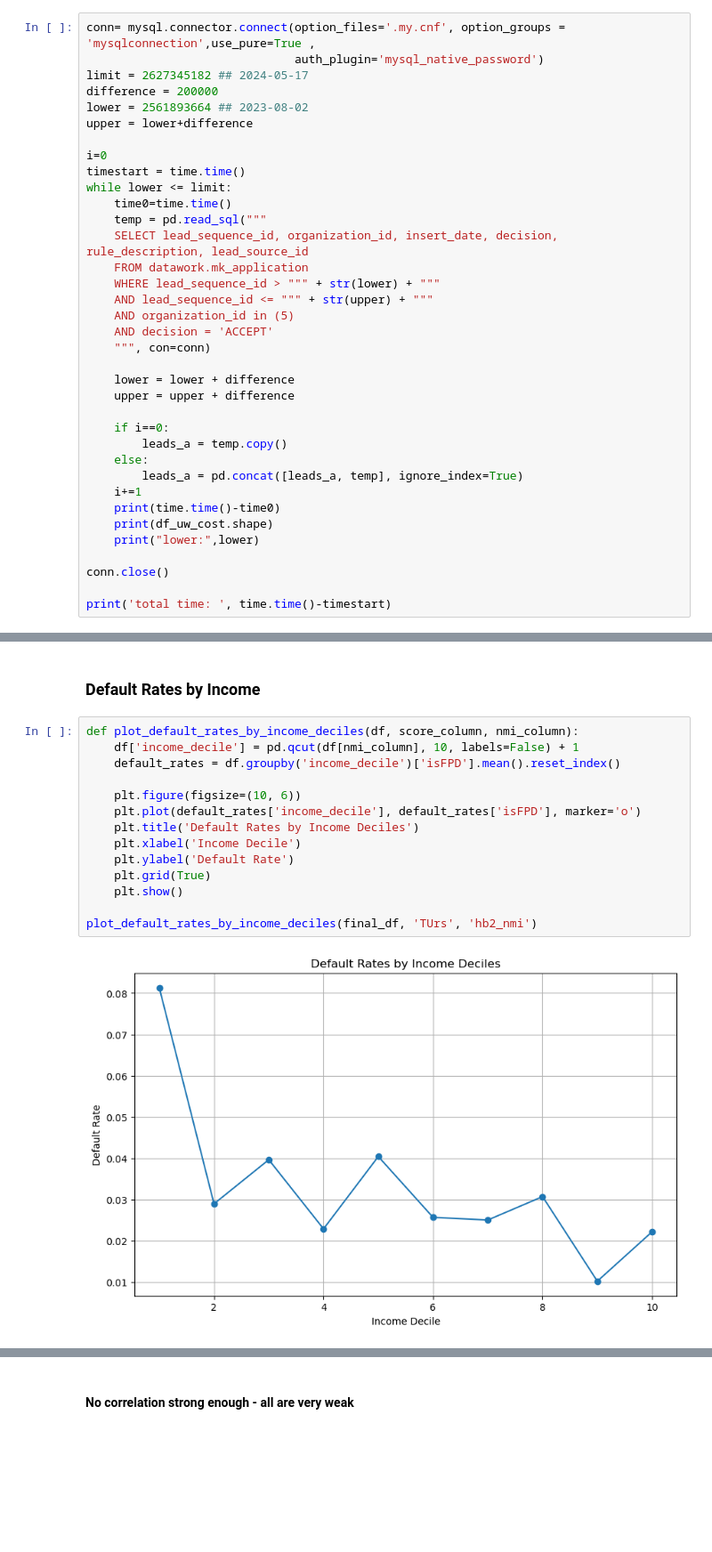
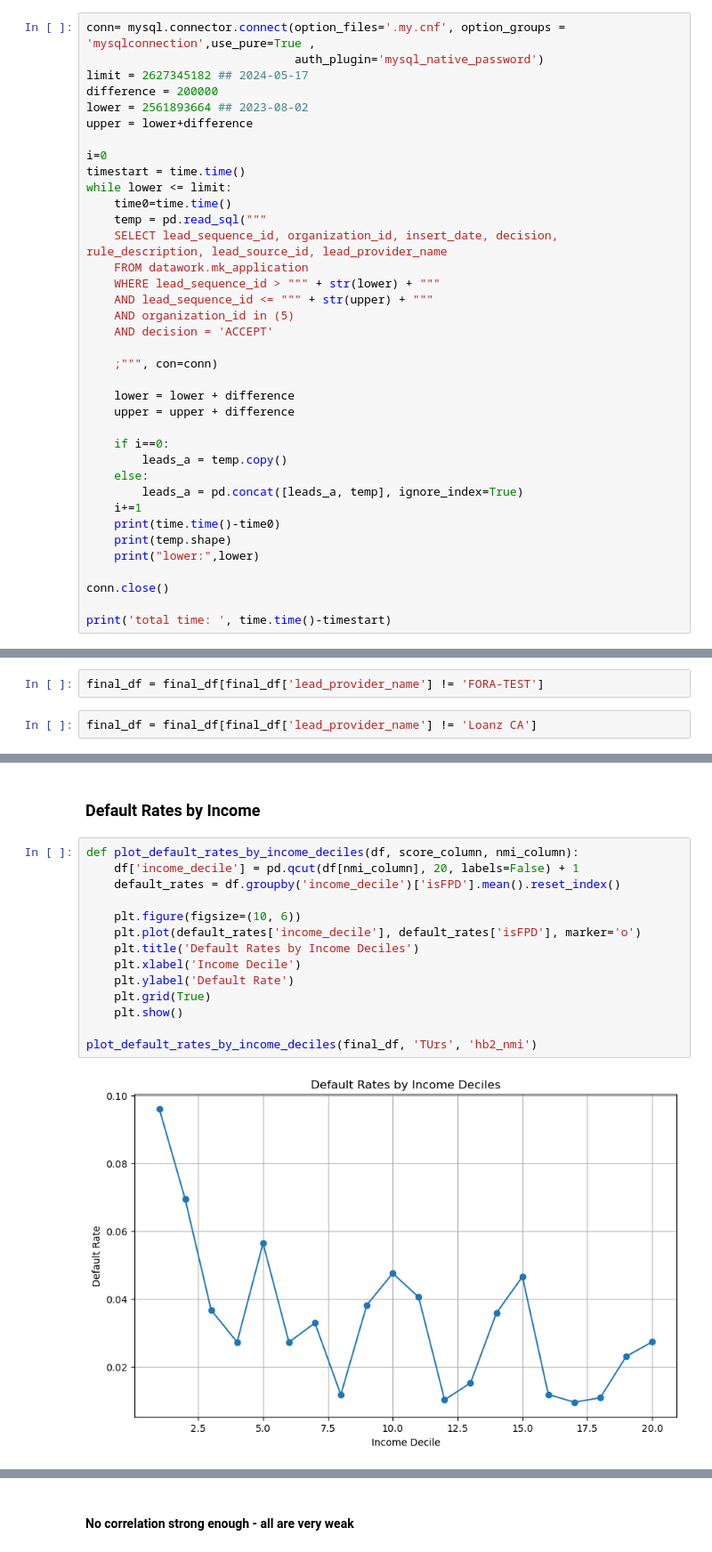
Before and after one commit to ethan-propel/projects, a Jupyter notebook: Defaults by income.ipynb, the cells around one changed output, grey strips where cells are left out. Shown: that part at 89% size. Cells and saved outputs as stored; diff of their text form; blank space fills up the shorter version.

```diff
--- a/Defaults by income.ipynb
+++ b/Defaults by income.ipynb
@@ -29,13 +34,14 @@ timestart = time.time()
 while lower <= limit:
     time0=time.time()
     temp = pd.read_sql("""
-    SELECT lead_sequence_id, organization_id, insert_date, decision, rule_description, lead_source_id
+    SELECT lead_sequence_id, organization_id, insert_date, decision, rule_description, lead_source_id, lead_provider_name
     FROM datawork.mk_application
     WHERE lead_sequence_id > """ + str(lower) + """
     AND lead_sequence_id <= """ + str(upper) + """
     AND organization_id in (5)
     AND decision = 'ACCEPT'
-    """, con=conn)
+
+    ;""", con=conn)
 
     lower = lower + difference
     upper = upper + difference
@@ -46,7 +52,7 @@ while lower <= limit:
         leads_a = pd.concat([leads_a, temp], ignore_index=True)
     i+=1
     print(time.time()-time0)
-    print(df_uw_cost.shape)
+    print(temp.shape)
     print("lower:",lower)
 
 conn.close()
@@ -202,0 +230,4 @@ final_df.shape
+# %%
+final_df = final_df[final_df['lead_provider_name'] != 'FORA-TEST']
+# %%
+final_df = final_df[final_df['lead_provider_name'] != 'Loanz CA']
@@ -251,20 +305,20 @@ TU Risk Score Decile Stats
 ### Default Rates by Income
 # %%
 def plot_default_rates_by_income_deciles(df, score_column, nmi_column):
-    df['income_decile'] = pd.qcut(df[nmi_column], 10, labels=False) + 1
+    df['income_decile'] = pd.qcut(df[nmi_column], 20, labels=False) + 1
     default_rates = df.groupby('income_decile')['isFPD'].mean().reset_index()
 
     plt.figure(figsize=(10, 6))
     plt.plot(default_rates['income_decile'], default_rates['isFPD'], marker='o')
     plt.title('Default Rates by Income Deciles')
     plt.xlabel('Income Decile')
     plt.ylabel('Default Rate')
     plt.grid(True)
     plt.show()
 
 plot_default_rates_by_income_deciles(final_df, 'TUrs', 'hb2_nmi')
 # %% [output]
-[figure, old version]
+[figure, new version]
 # %%
 def create_income_decile_buckets_with_default_rate(df, nmi_column, fpd_column):
     df['income_decile'] = pd.qcut(df[nmi_column], 20, labels=False) + 1
```
Also changed, not shown: parts of 45 cells of this notebook.
